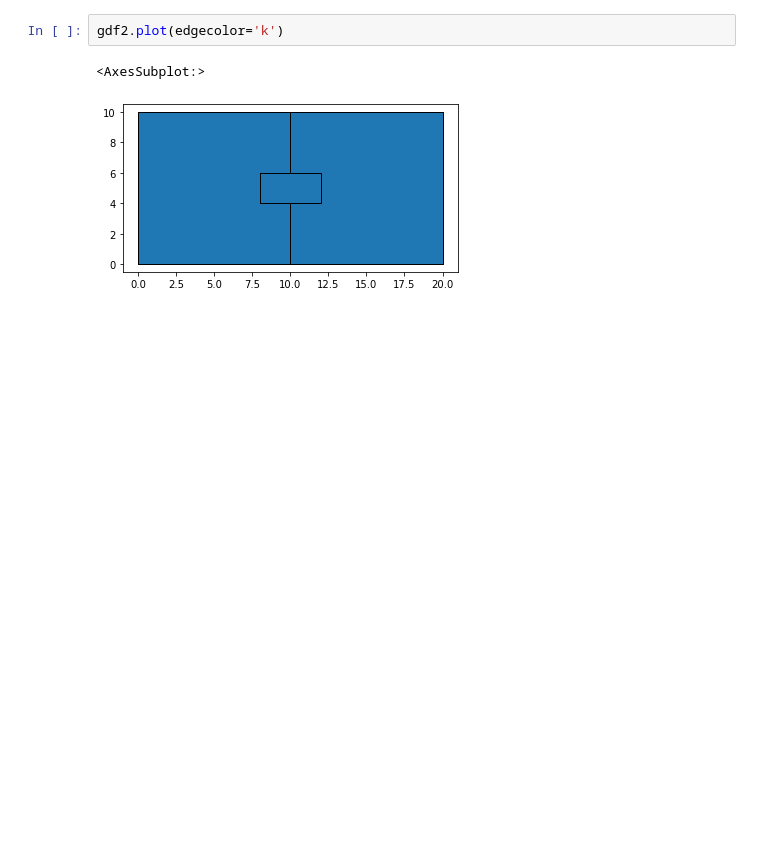
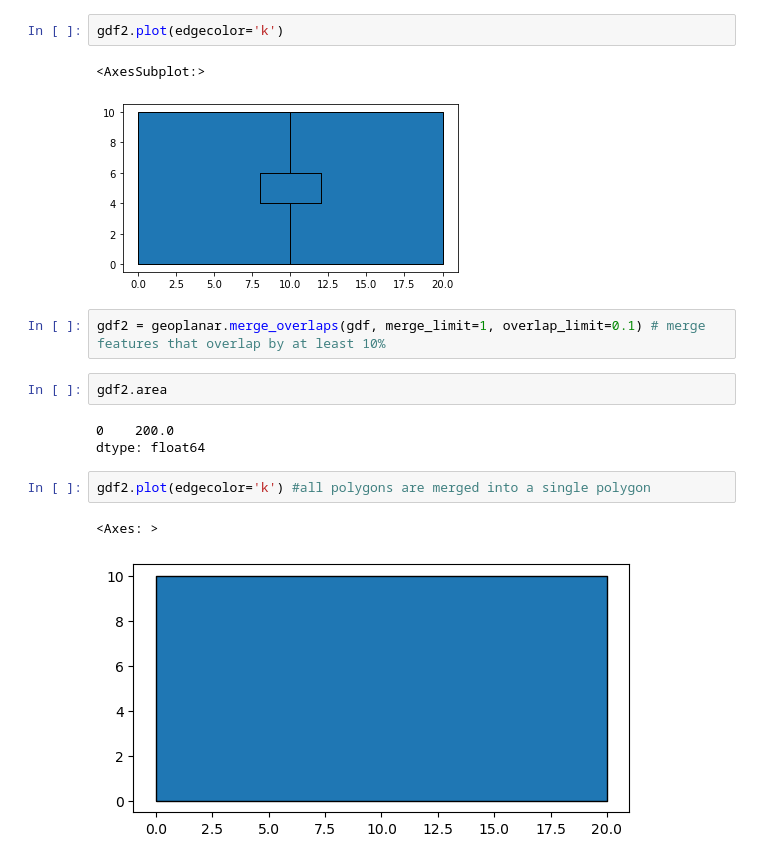
Before and after one commit to sjsrey/geoplanar, a Jupyter notebook: notebooks/overlaps.ipynb, the cells around one changed output. Drawn from its saved outputs; the diff is of its cells as text; blank space fills up the shorter version.

```diff
--- a/notebooks/overlaps.ipynb
+++ b/notebooks/overlaps.ipynb
@@ -133,3 +167,15 @@ gdf2.plot(edgecolor='k')
 # %% [output]
 <AxesSubplot:>
 [figure]
+# %%
+gdf2 = geoplanar.merge_overlaps(gdf, merge_limit=1, overlap_limit=0.1) # merge features that overlap by at least 10%
+# %%
+gdf2.area
+# %% [output]
+0    200.0
+dtype: float64
+# %%
+gdf2.plot(edgecolor='k') #all polygons are merged into a single polygon
+# %% [output]
+<Axes: >
+[figure, added]
```
Also changed, not shown: parts of 13 cells of this notebook, 2 other files.
